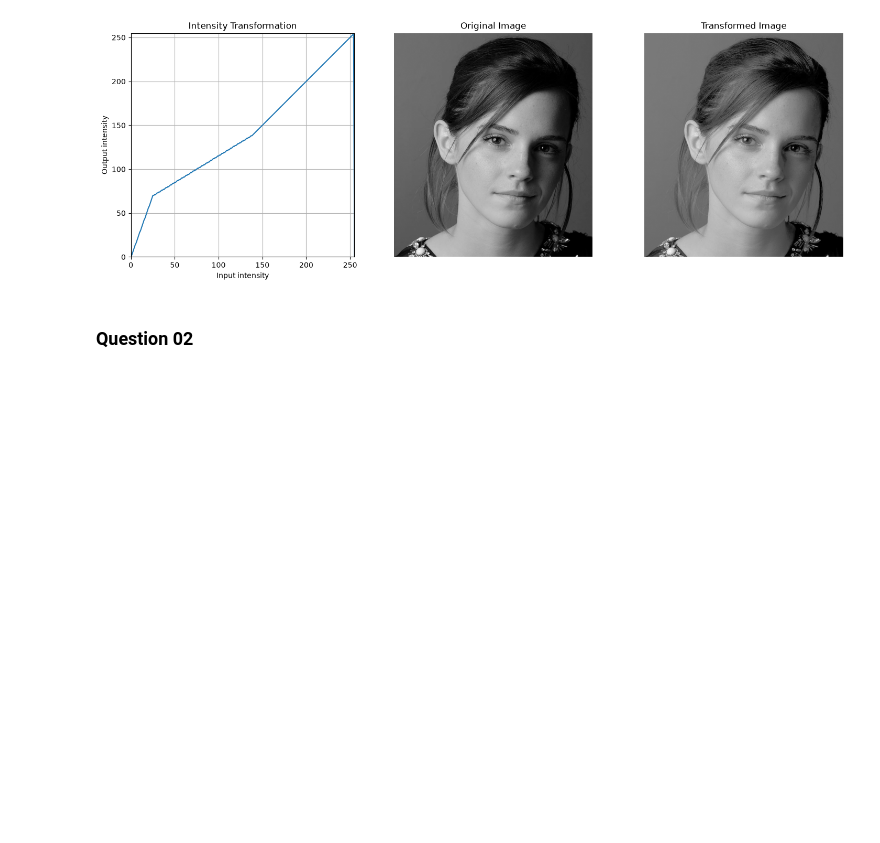
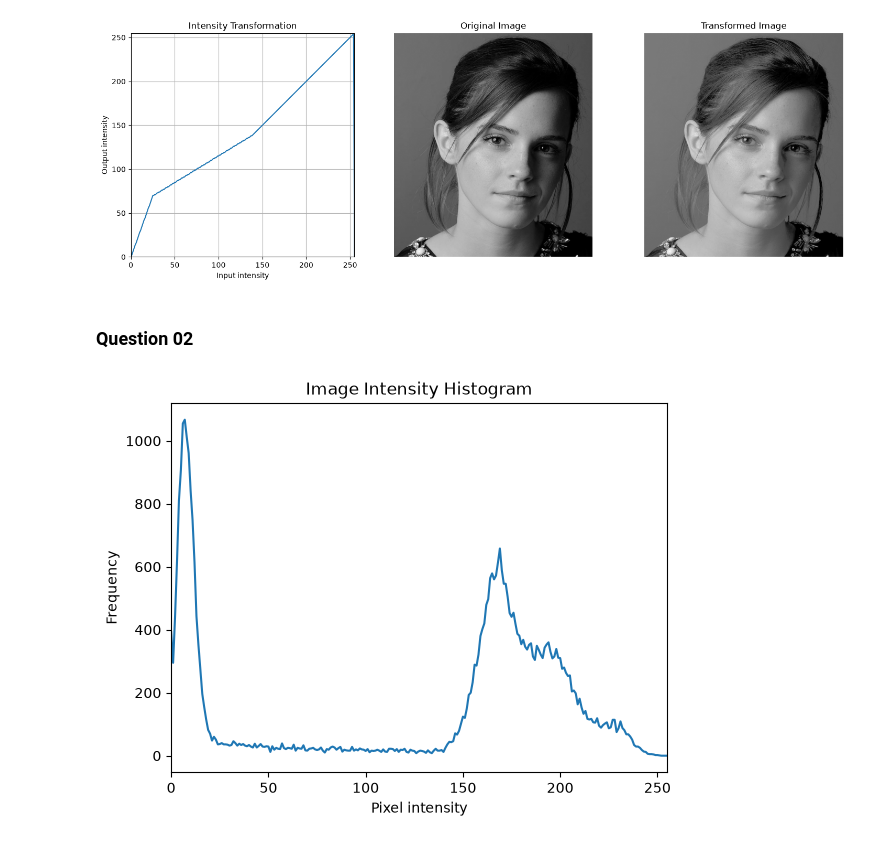
Before and after one commit to r-nimantha/uom-assignments, a Jupyter notebook: EN3160/Assignment_01/notebook.ipynb, the cells around one changed output. Saved outputs shown, nothing was run; the diff lists cells and outputs as text; code cells hidden in the pictures; blank space fills up the shorter version.

```diff
--- a/EN3160/Assignment_01/notebook.ipynb
+++ b/EN3160/Assignment_01/notebook.ipynb
@@ -61,3 +61,14 @@ for breakpoints in breakpoints_list:
 [figure]
 # %% [markdown]
 ### Question 02
+# %%
+hist = cv2.calcHist([im], [0], None, [256], [0, 256])
+
+plt.plot(hist)
+plt.xlabel("Pixel intensity")
+plt.ylabel("Frequency")
+plt.title("Image Intensity Histogram")
+plt.xlim(0, 255)
+plt.show()
+# %% [output]
+[figure, added]
```
Also changed, not shown: parts of 10 cells of this notebook.
